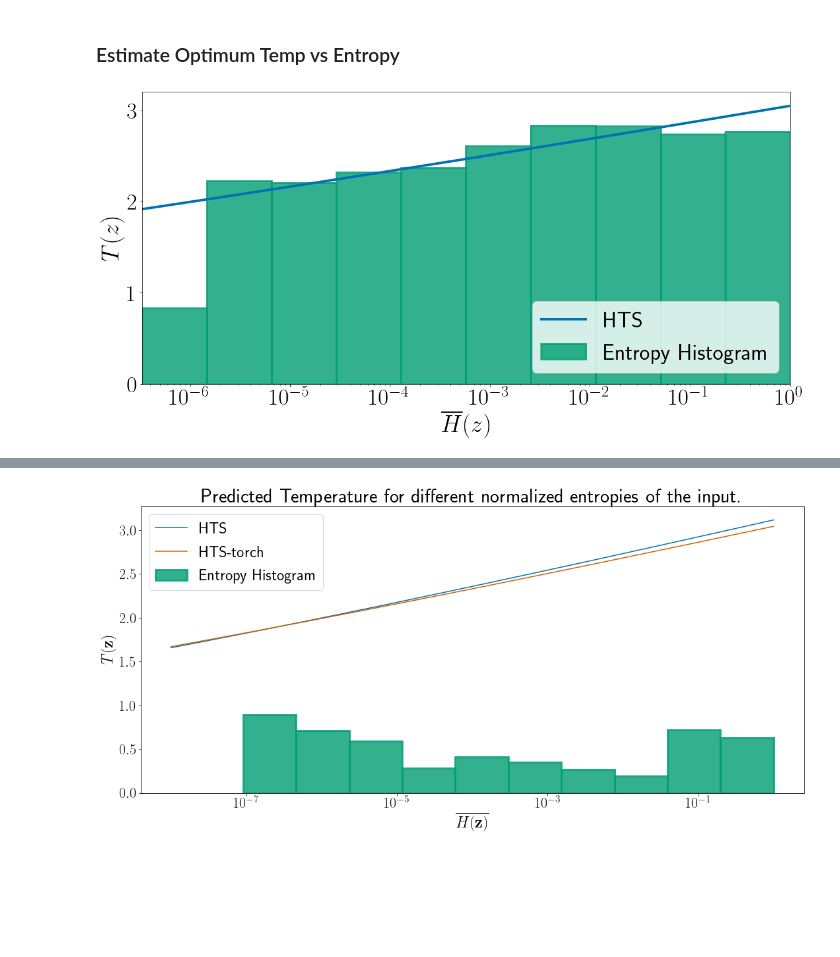
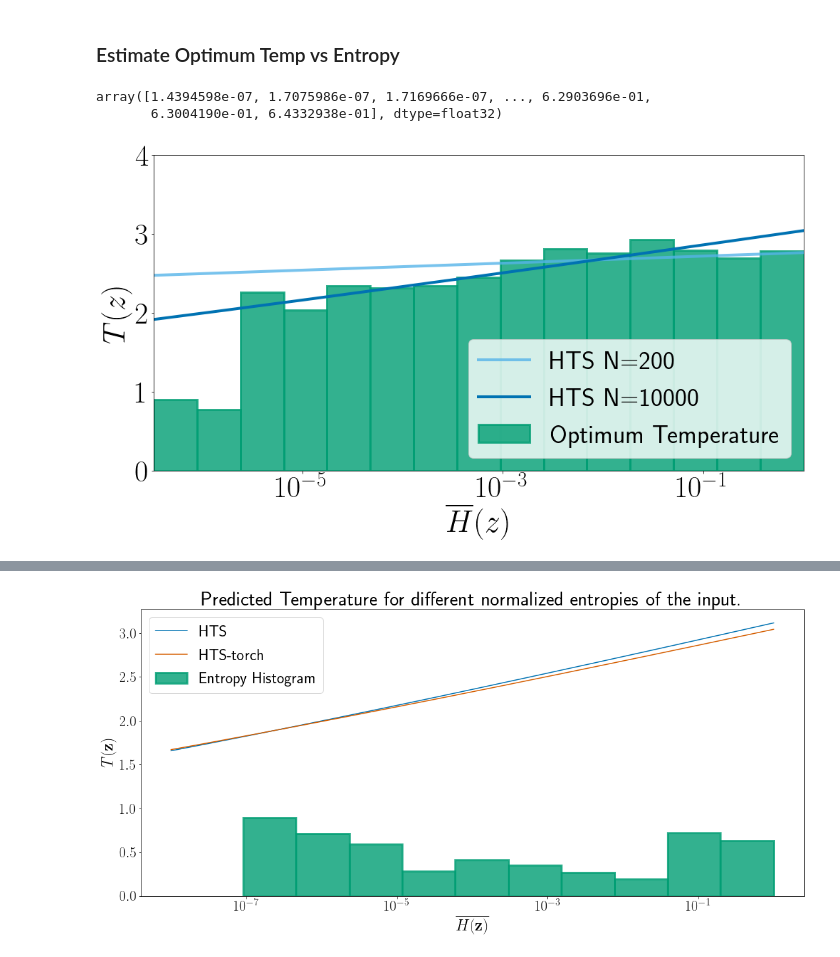
Before and after one commit to SergioAlvarezB/adaptive-tempscaling, a Jupyter notebook: code/notebooks/analysis_entropy_temperature.ipynb, the cells around one changed output, grey strips where cells are left out. Saved outputs shown, nothing was run; the diff lists cells and outputs as text; code cells hidden in the pictures; blank space fills up the shorter version.

```diff
--- a/code/notebooks/analysis_entropy_temperature.ipynb
+++ b/code/notebooks/analysis_entropy_temperature.ipynb
@@ -50,6 +50,7 @@ color_palette_J = {
 CIFAR10_PATH = '../../data/CIFAR10'
 MODEL_PATH = '../../trained_models/CIFAR10/resnet50'
 # %%
+np.random.seed(0)
 Z_train = np.load(os.path.join(MODEL_PATH, 'train_logits.npy'))
 Z_val = np.load(os.path.join(MODEL_PATH, 'val_logits.npy'))
 Z_test = np.load(os.path.join(MODEL_PATH, 'test_logits.npy'))
@@ -57,6 +58,8 @@ Z_test = np.load(os.path.join(MODEL_PATH, 'test_logits.npy'))
 y_train = np.load(os.path.join(CIFAR10_PATH, 'train_labels.npy'))
 y_val = np.load(os.path.join(CIFAR10_PATH, 'val_labels.npy'))
 y_test = np.load(os.path.join(CIFAR10_PATH, 'test_labels.npy'))
+
+ix_ld = np.random.permutation(Z_val.shape[0])[:200]
 # %%
 N, dim = Z_train.shape
 # %% [markdown]
@@ -93,0 +97,3 @@ Finish training, convergence reached. Loss: 2153.18
+# %%
+hts_tld = AdaTS(HTS_torch(dim))
+hts_tld = fitAdaTS(hts_tld, Z_val[ix_ld], y_val[ix_ld], epochs=30000, lr=1e-3, v=True)
@@ -164,6 +203,7 @@ x_axis = np.geomspace(minH+1e-8, maxH, 250)
 # %%
 lhb, lhw = hts.b, hts.w
 lhb_t, lhw_t = hts_t.modelT.b.item(), hts_t.modelT.w.item()
+lhb_tld, lhw_tld = hts_tld.modelT.b.item(), hts_tld.modelT.w.item()
 
 def HTS2T(h):
     T = np.log(np.exp(np.log(h) * lhw + lhb) + 1)
@@ -172,6 +212,10 @@ def HTS2T(h):
 def HTS2T_t(h):
     T = np.log(np.exp(np.log(h) * lhw_t + lhb_t) + 1)
     return T
+
+def HTS2T_tld(h):
+    T = np.log(np.exp(np.log(h) * lhw_tld + lhb_tld) + 1)
+    return T
 # %%
 fig, ax = plt.subplots(figsize=(23, 8))
 
@@ -191,7 +235,7 @@ plt.plot();
 ### Estimate Optimum Temp vs Entropy
 # %%
 # Binarize Data
-M = 10
+M = 15
 ixs, lims = binByEntropy(Z_test, M=M, mode='log')
 
 ## Compute optimum entropy per bin
@@ -208,19 +260,26 @@ for i, ix in enumerate(ixs):
+# %%
+logH_test
+# %% [output]
+array([1.4394598e-07, 1.7075986e-07, 1.7169666e-07, ..., 6.2903696e-01,
+       6.3004190e-01, 6.4332938e-01], dtype=float32)
 # %%
-fig, ax = plt.subplots(figsize=(16, 8))
+fig, ax = plt.subplots(figsize=(14, 8))
 
-ax.plot(x_axis, HTS2T_t(x_axis), c=color_palette_J['dark_blue'], lw=4, label='HTS')
-ax.bar(lims[:-1], Ts, width=(lims[1:]-lims[:-1]), align='edge', color=color_palette_J['green'], alpha=0.8, edgecolor=color_palette_J['green'], linewidth=3, label='Entropy Histogram')
-ax.set_xlabel('$\overline{H}(z)$', fontsize=39)
-ax.set_ylabel('$T(z)$', fontsize=39)
+ax.plot(x_axis, HTS2T_tld(x_axis), c=color_palette_J['blue'], lw=4, alpha=0.8, label='HTS N=200')
+ax.plot(x_axis, HTS2T_t(x_axis), c=color_palette_J['dark_blue'], lw=4, label='HTS N=10000')
+ax.bar(lims[:-1], Ts, width=(lims[1:]-lims[:-1]), align='edge', color=color_palette_J['green'], alpha=0.8, edgecolor=color_palette_J['green'], linewidth=3, label='Optimum Temperature')
+ax.set_xlabel('$\overline{H}(z)$', fontsize=44)
+ax.set_ylabel('$T(z)$', fontsize=44)
 
-ax.tick_params(axis='both', labelsize=37)
+ax.tick_params(axis='both', labelsize=42)
 ax.set_xscale('log')
 ax.legend(fontsize=36, loc='lower right')
 ax.set_xlim(lims[0], 1)
+ax.set_ylim(0, 4)
 
 plt.tight_layout()
 plt.plot();
 
-fig.savefig('C:/Users/sergi/Google Drive/PhD/AdaTS/imgsPaper/HTS_entropy.png', dpi=600)
+fig.savefig('C:/Users/sergi/Google Drive/PhD/AdaTS/imgsPaper/HTS_entropy.pdf')
 # %% [output]
-[figure, old version]
+[figure, new version]
```
Also changed, not shown: parts of 13 cells of this notebook, 4 other files.
